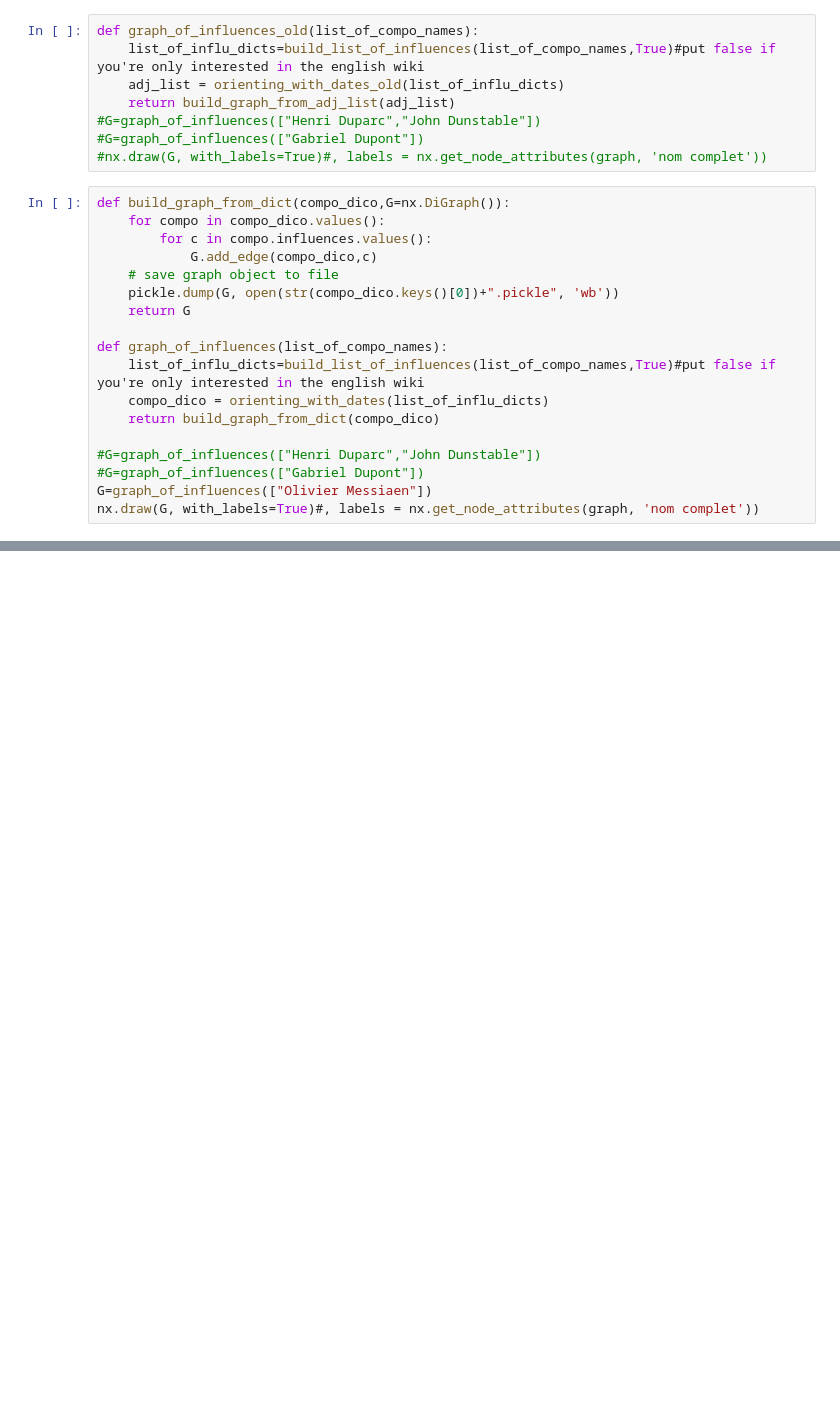
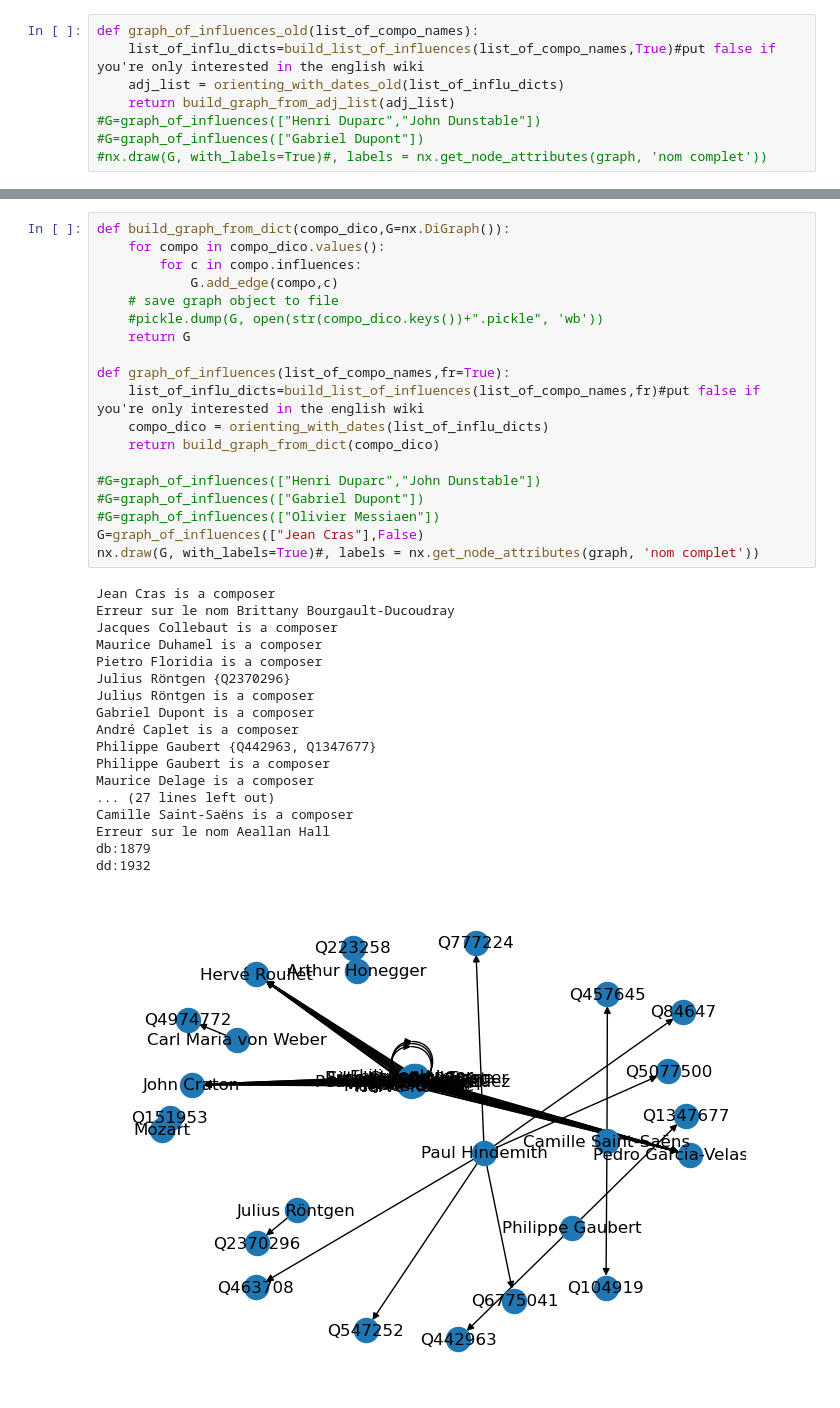
Before and after one commit to AugustinBouquillard/ClassicalGraph, a Jupyter notebook: find_composers_v2.ipynb, the cells around one changed output, grey strips where cells are left out. Cells and saved outputs as stored; diff of their text form; blank space fills up the shorter version.

Commit message:
first correct graph with composer attributes, here from Jean Cras

```diff
--- a/find_composers_v2.ipynb
+++ b/find_composers_v2.ipynb
@@ -313,21 +313,3 @@ def graph_of_influences_old(list_of_compo_names):
 #G=graph_of_influences(["Henri Duparc","John Dunstable"])
 #G=graph_of_influences(["Gabriel Dupont"])
 #nx.draw(G, with_labels=True)#, labels = nx.get_node_attributes(graph, 'nom complet'))
-# %%
-def build_graph_from_dict(compo_dico,G=nx.DiGraph()):
-    for compo in compo_dico.values():
-        for c in compo.influences.values():
-            G.add_edge(compo_dico,c)
-    # save graph object to file
-    pickle.dump(G, open(str(compo_dico.keys()[0])+".pickle", 'wb'))
-    return G
-
-def graph_of_influences(list_of_compo_names):
-    list_of_influ_dicts=build_list_of_influences(list_of_compo_names,True)#put false if you're only interested in the english wiki
-    compo_dico = orienting_with_dates(list_of_influ_dicts)
-    return build_graph_from_dict(compo_dico)
-
-#G=graph_of_influences(["Henri Duparc","John Dunstable"])
-#G=graph_of_influences(["Gabriel Dupont"])
-G=graph_of_influences(["Olivier Messiaen"])
-nx.draw(G, with_labels=True)#, labels = nx.get_node_attributes(graph, 'nom complet'))
@@ -372,0 +316,38 @@ sigma
+# %%
+def build_graph_from_dict(compo_dico,G=nx.DiGraph()):
+    for compo in compo_dico.values():
+        for c in compo.influences:
+            G.add_edge(compo,c)
+    # save graph object to file
+    #pickle.dump(G, open(str(compo_dico.keys())+".pickle", 'wb'))
+    return G
+
+def graph_of_influences(list_of_compo_names,fr=True):
+    list_of_influ_dicts=build_list_of_influences(list_of_compo_names,fr)#put false if you're only interested in the english wiki
+    compo_dico = orienting_with_dates(list_of_influ_dicts)
+    return build_graph_from_dict(compo_dico)
+
+#G=graph_of_influences(["Henri Duparc","John Dunstable"])
+#G=graph_of_influences(["Gabriel Dupont"])
+#G=graph_of_influences(["Olivier Messiaen"])
+G=graph_of_influences(["Jean Cras"],False)
+nx.draw(G, with_labels=True)#, labels = nx.get_node_attributes(graph, 'nom complet'))
+# %% [output]
+Jean Cras is a composer
+Erreur sur le nom Brittany Bourgault-Ducoudray
+Jacques Collebaut is a composer
+Maurice Duhamel is a composer
+Pietro Floridia is a composer
+Julius Röntgen {Q2370296}
+Julius Röntgen is a composer
+Gabriel Dupont is a composer
+André Caplet is a composer
+Philippe Gaubert {Q442963, Q1347677}
+Philippe Gaubert is a composer
+Maurice Delage is a composer
+... (27 lines left out)
+Camille Saint-Saëns is a composer
+Erreur sur le nom Aeallan Hall
+db:1879
+dd:1932
+[figure, added]
```
Also changed, not shown: parts of 4 cells of this notebook, 2 other files.
